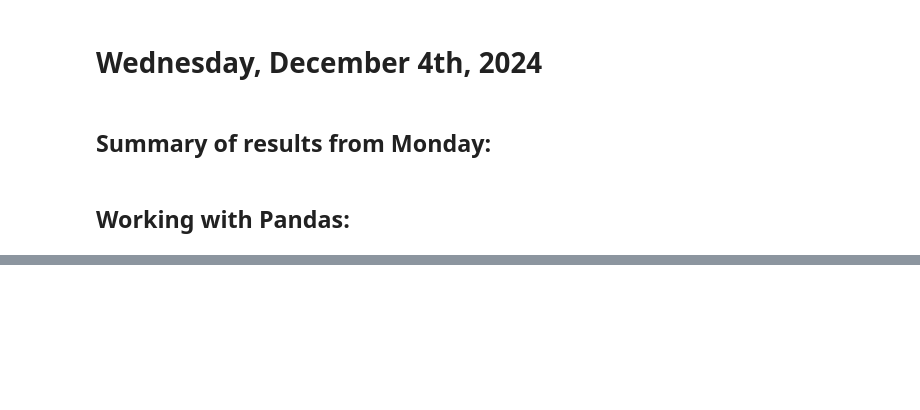
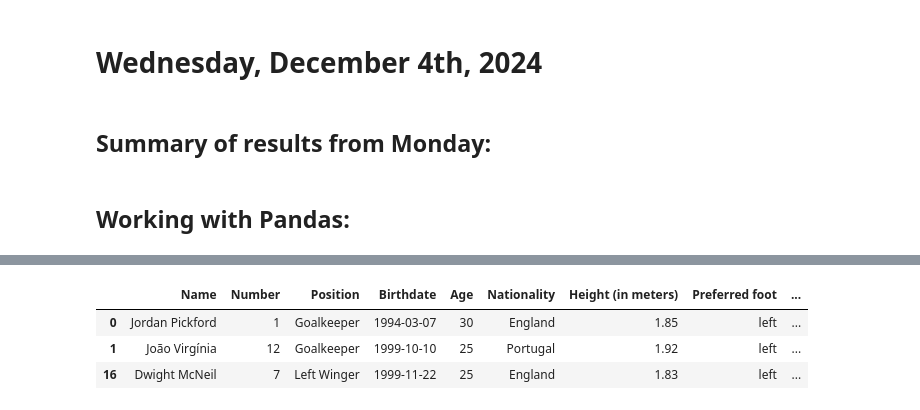
Before and after one commit to jllottes/jllottes.github.io, a Jupyter notebook: _static/weekly_notebooks/week15_notebook.ipynb, the cells around one changed output, grey strips where cells are left out. Cells and saved outputs as stored; diff of their text form; code cells hidden in the pictures; blank space fills up the shorter version.

```diff
--- a/_static/weekly_notebooks/week15_notebook.ipynb
+++ b/_static/weekly_notebooks/week15_notebook.ipynb
@@ -509,0 +653,2 @@ player_df
+# %%
+player_df.rename({'Height':'Height (in meters)'}, axis=1, inplace=True)
@@ -509,0 +679,7 @@ player_df
+# %%
+def convert_meters_to_feet(length_in_meters):
+    length_in_feet = 3.28084 * length_in_meters
+    feet = int(length_in_feet)
+    inches = round(((length_in_feet) % 1) * 12)
+
+    return f'{feet}\' {inches}"'
@@ -509,0 +783,7 @@ player_df
+# %%
+player_df.loc[(player_df['Height (in meters)']  > 1.8) & (player_df['Preferred foot'] == 'left') & (player_df['Birthdate'] < '2000-01-01')]
+# %% [output]
+|  | Name | Number | Position | Birthdate | Age | Nationality | Height (in meters) | Preferred foot | ... |
+| 0 | Jordan Pickford | 1 | Goalkeeper | 1994-03-07 | 30 | England | 1.85 | left | ... |
+| 1 | João Virgínia | 12 | Goalkeeper | 1999-10-10 | 25 | Portugal | 1.92 | left | ... |
+| 16 | Dwight McNeil | 7 | Left Winger | 1999-11-22 | 25 | England | 1.83 | left | ... |
```
Also changed, not shown: parts of 39 cells of this notebook, 2 other files.
